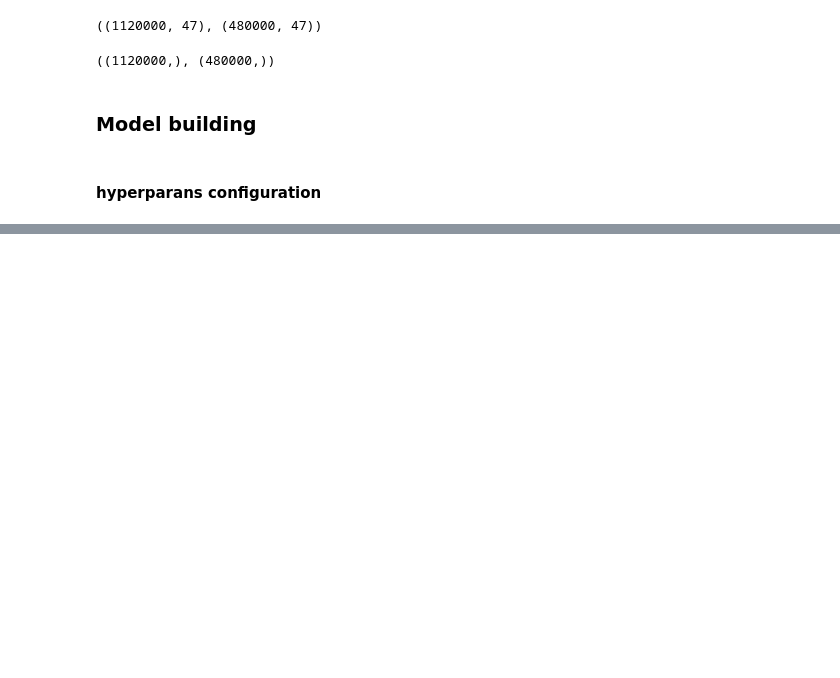
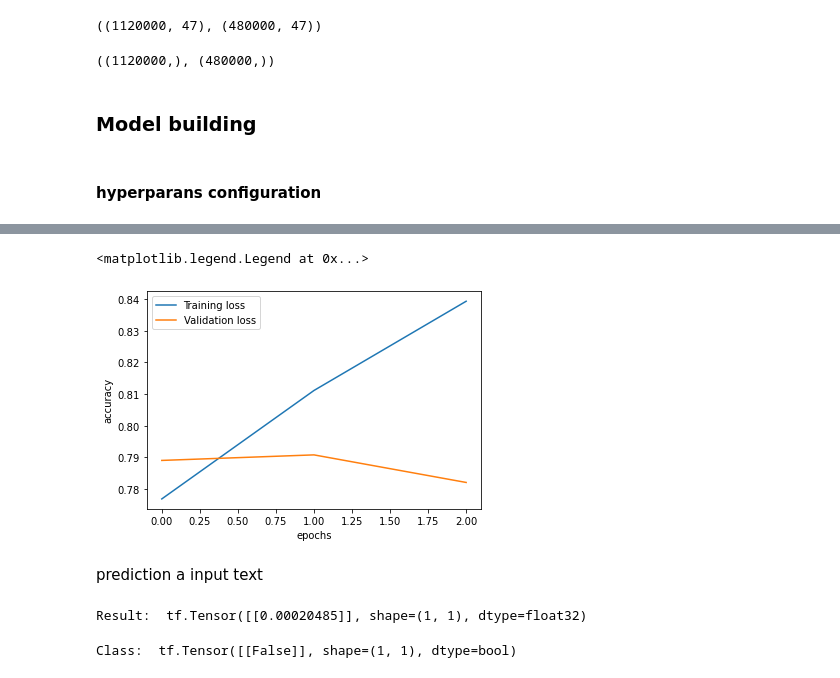
Before and after one commit to lps08/sentiment-classification, a Jupyter notebook: model-implementation.ipynb, the cells around one changed output, grey strips where cells are left out. Cells and saved outputs as stored; diff of their text form; code cells hidden in the pictures; blank space fills up the shorter version.

```diff
--- a/model-implementation.ipynb
+++ b/model-implementation.ipynb
@@ -311,0 +422,11 @@ epochs = 10
+# %%
+plt.plot(hist.history['accuracy'])
+plt.plot(hist.history['val_accuracy'])
+plt.xlabel('epochs')
+plt.ylabel('accuracy')
+plt.legend(['Training loss', 'Validation loss'])
+# %% [output]
+<matplotlib.legend.Legend at 0x...>
+[figure, added]
+# %% [markdown]
+prediction a input text
@@ -311,0 +436,9 @@ epochs = 10
+# %%
+res_test = dcnn(np.array([test_tok]))
+print('Result: ', res_test)
+# %% [output]
+Result:  tf.Tensor([[0.00020485]], shape=(1, 1), dtype=float32)
+# %%
+print('Class: ', (res_test > 0.5))
+# %% [output]
+Class:  tf.Tensor([[False]], shape=(1, 1), dtype=bool)
```
Also changed, not shown: parts of 19 cells of this notebook.
